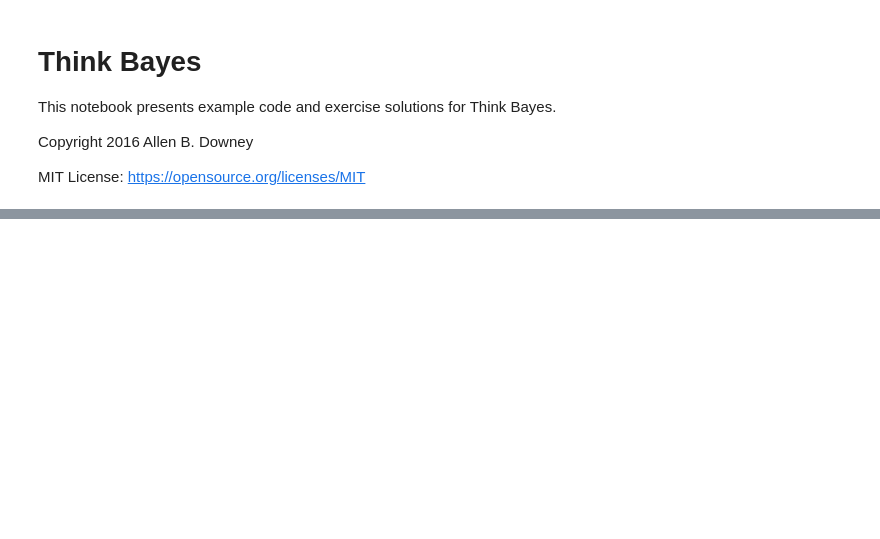
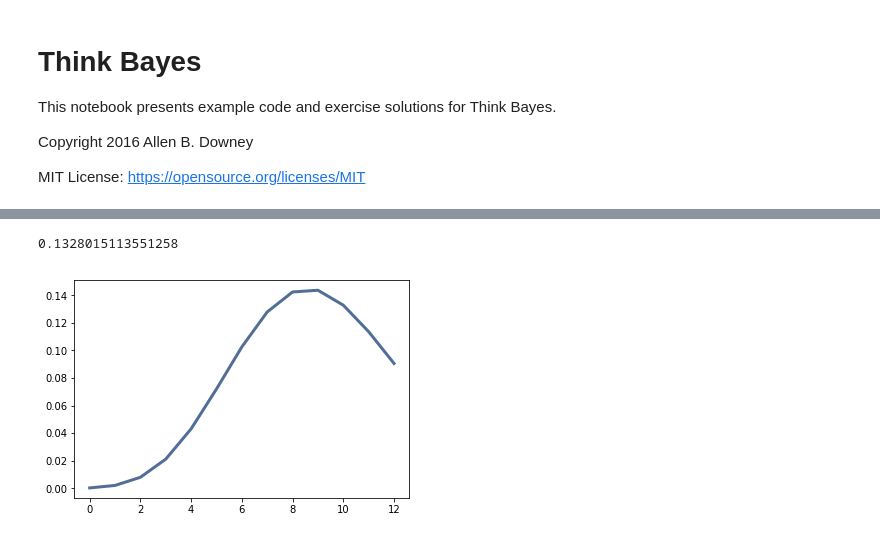
Before and after one commit to sportsracer48/ThinkBayes2, a Jupyter notebook: examples/template.ipynb, the cells around one changed output, grey strips where cells are left out. Saved outputs shown, nothing was run; the diff lists cells and outputs as text; code cells hidden in the pictures; blank space fills up the shorter version.

```diff
--- a/examples/template.ipynb
+++ b/examples/template.ipynb
@@ -46,0 +55,10 @@ No handles with labels found to put in legend.
+# %%
+%psource MakePoissonPmf
+
+TrainTimePMF = MakeNormalPmf(7,1,5,11);
+thinkplot.Pdf(nPass)
+nPass=MakeMixture(Pmf({MakePoissonPmf(1.3*t,12):TrainTimePMF[t] for t in range(12)}));
+nPass[10]
+# %% [output]
+0.1328015113551258
+[figure, added]
```
Also changed, not shown: parts of 6 cells of this notebook, 3 other files.
